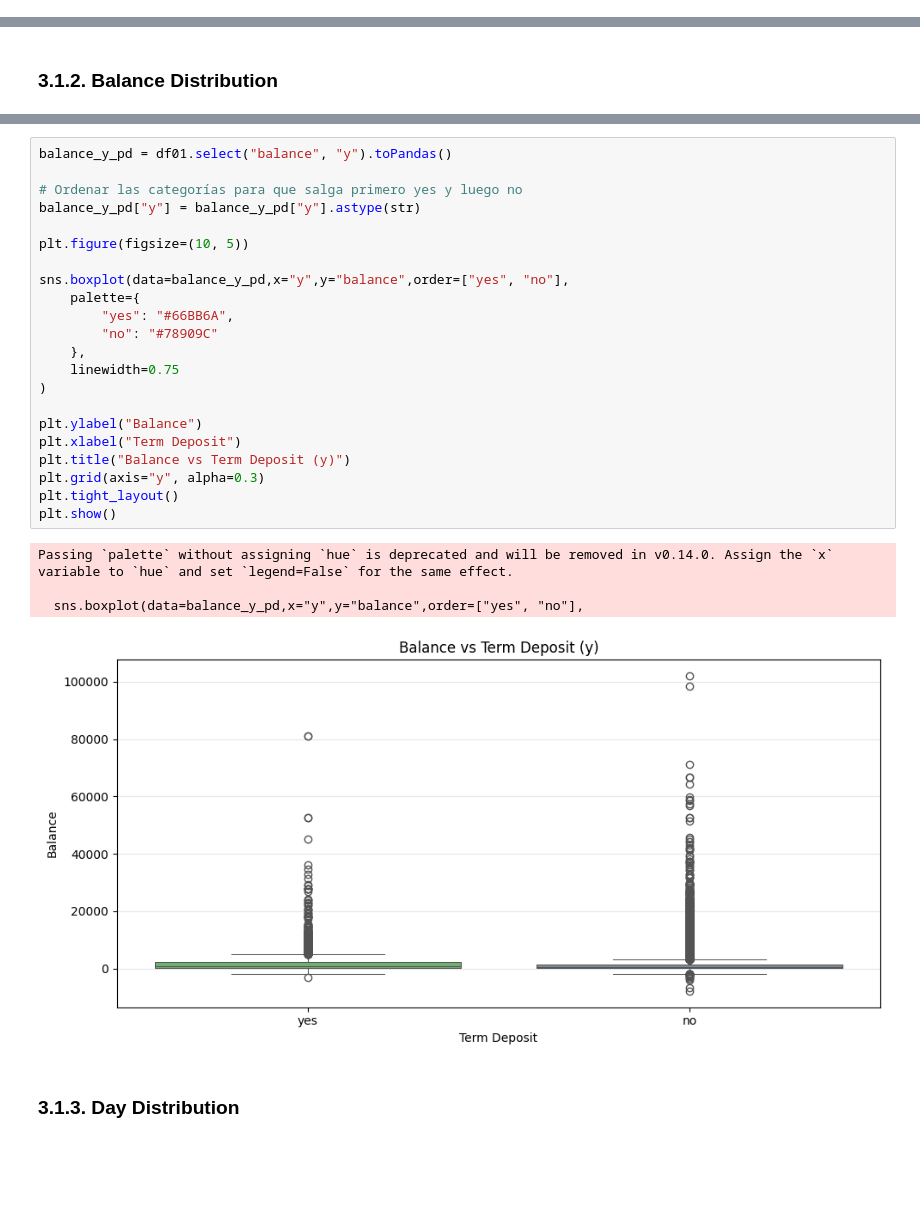
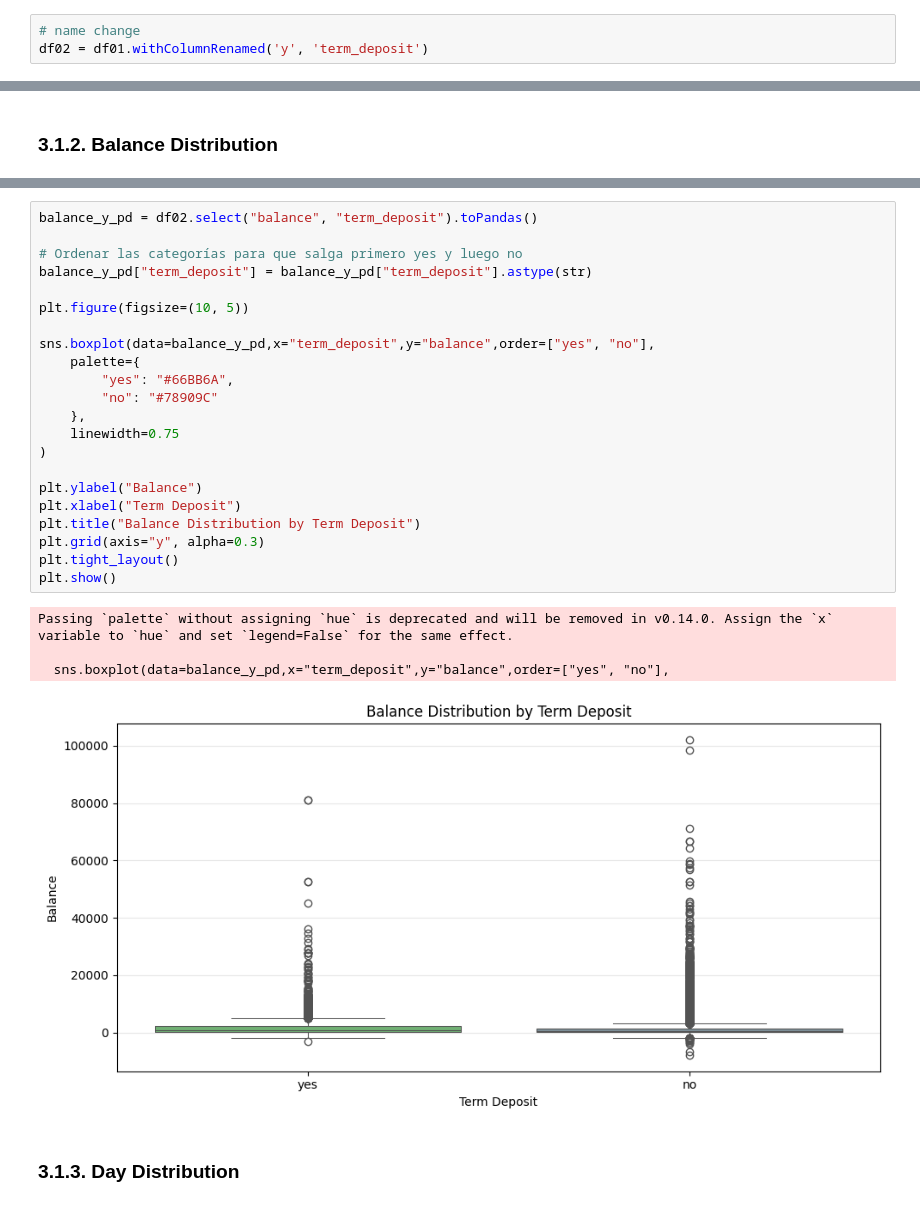
Before and after one commit to samegi/Proce-Laboratorio-ML-Supervisado, a Jupyter notebook: Lab_Clasification.ipynb, the cells around one changed output, grey strips where cells are left out. Drawn from its saved outputs; the diff is of its cells as text; blank space fills up the shorter version.

```diff
--- a/Lab_Clasification.ipynb
+++ b/Lab_Clasification.ipynb
@@ -190,4 +190,7 @@ df01 = df01.withColumn("duration", df01.duration.cast("int"))
 df01 = df01.withColumn("campaign", df01.campaign.cast("int"))
 df01 = df01.withColumn("pdays", df01.pdays.cast("int"))
 df01 = df01.withColumn("previous", df01.previous.cast("int"))
+# %%
+# name change
+df02 = df01.withColumnRenamed('y', 'term_deposit')
 # %% [markdown]
@@ -362,31 +358,31 @@ plt.show()
 # %% [output]
 [figure]
 # %%
-balance_y_pd = df01.select("balance", "y").toPandas()
+balance_y_pd = df02.select("balance", "term_deposit").toPandas()
 
 # Ordenar las categorías para que salga primero yes y luego no
-balance_y_pd["y"] = balance_y_pd["y"].astype(str)
+balance_y_pd["term_deposit"] = balance_y_pd["term_deposit"].astype(str)
 
 plt.figure(figsize=(10, 5))
 
-sns.boxplot(data=balance_y_pd,x="y",y="balance",order=["yes", "no"],
+sns.boxplot(data=balance_y_pd,x="term_deposit",y="balance",order=["yes", "no"],
     palette={
         "yes": "#66BB6A",
         "no": "#78909C"
     },
     linewidth=0.75
 )
 
 plt.ylabel("Balance")
 plt.xlabel("Term Deposit")
-plt.title("Balance vs Term Deposit (y)")
+plt.title("Balance Distribution by Term Deposit")
 plt.grid(axis="y", alpha=0.3)
 plt.tight_layout()
 plt.show()
 # %% [output]
 Passing `palette` without assigning `hue` is deprecated and will be removed in v0.14.0. Assign the `x` variable to `hue` and set `legend=False` for the same effect.
 
-  sns.boxplot(data=balance_y_pd,x="y",y="balance",order=["yes", "no"],
+  sns.boxplot(data=balance_y_pd,x="term_deposit",y="balance",order=["yes", "no"],
-[figure, old version]
+[figure, new version]
 # %% [markdown]
 ### 3.1.3. Day Distribution
```
Also changed, not shown: parts of 48 cells of this notebook.
